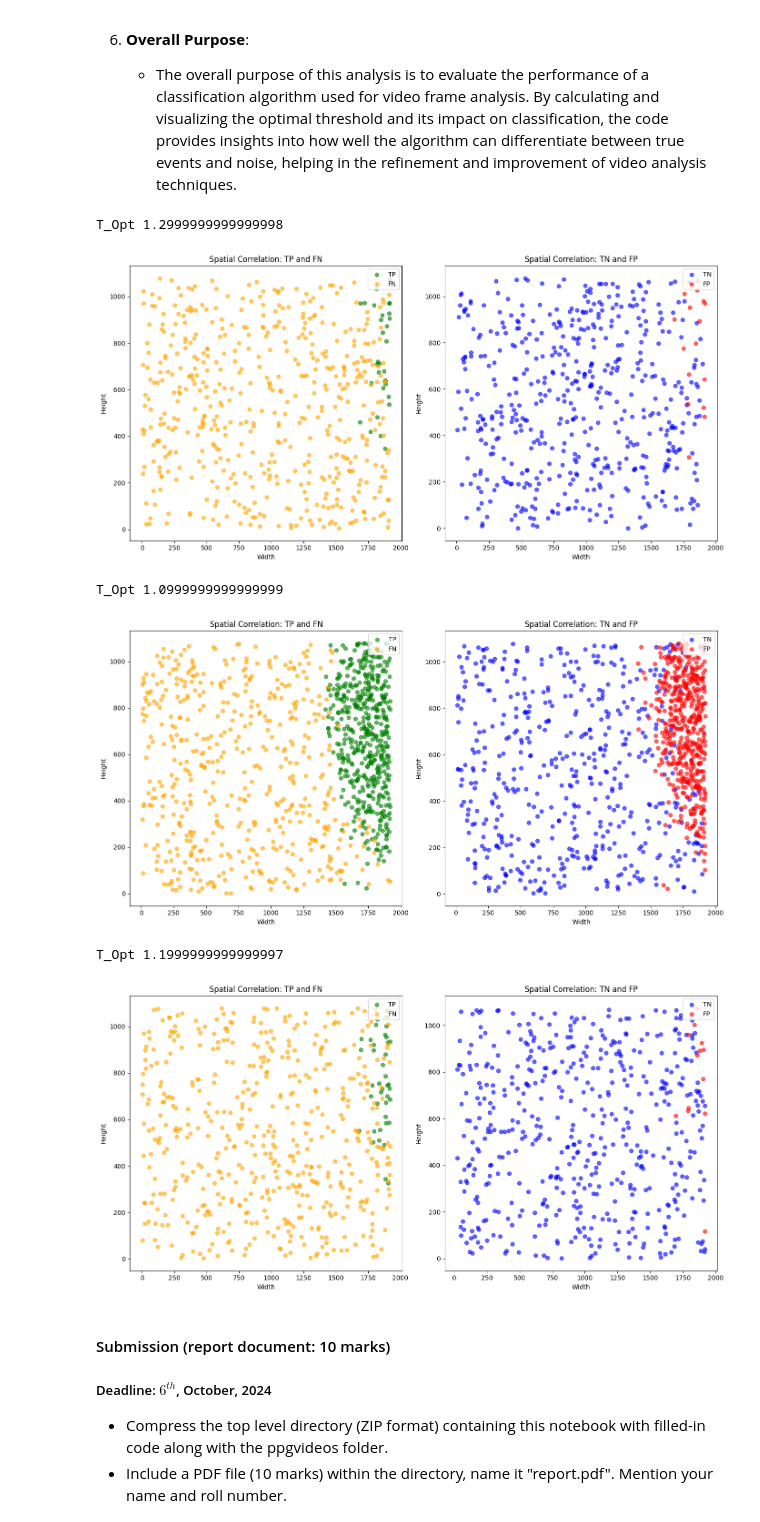
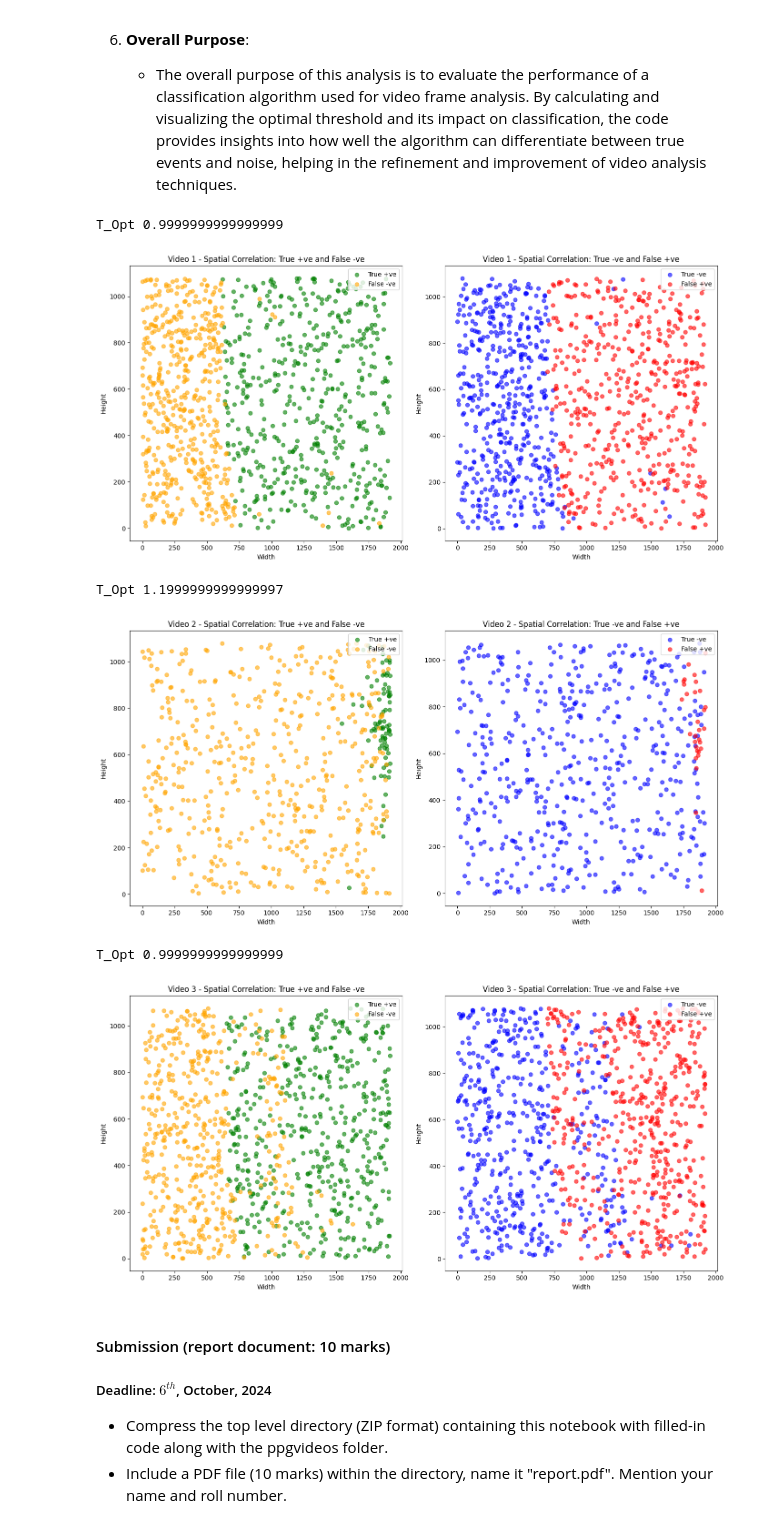
Before and after one commit to dipendughosh/programs, a Jupyter notebook: mtech_2023/sem-3/ssiot/ass-1/CS23M509_CS6650D24/homework1_UoP6650_D24.ipynb, the cells around one changed output. Saved outputs shown, nothing was run; the diff lists cells and outputs as text; code cells hidden in the pictures.

```diff
--- a/mtech_2023/sem-3/ssiot/ass-1/CS23M509_CS6650D24/homework1_UoP6650_D24.ipynb
+++ b/mtech_2023/sem-3/ssiot/ass-1/CS23M509_CS6650D24/homework1_UoP6650_D24.ipynb
@@ -156,7 +162,7 @@ Design your sensing metric. Note that each frame is a 2D vector of size [AxB], c
 ## put your snippet here with complete explanation in comments
 ## Marks will be provided based on code readability (not yourself, but others) and detailed comments
 
-def calculate_intensity_metric(videoIndex, frame):
+def calculate_intensity_metric(frame):
     """
     Calculates the Frame Intensity Metric for a given video frame.
 
@@ -203,7 +209,7 @@ for videoIndex, frames in videoFrames.items():
     # Loop through each frame in the current video
     for frameIndex, frameTemp in enumerate(frames):
         # Calculate the intensity metric for the current frame
-        intensityMetric = calculate_intensity_metric(videoIndex, frameTemp)
+        intensityMetric = calculate_intensity_metric(frameTemp)
 
         # Store the intensity metric along with the frame index in the intensityMetrics dictionary
         intensityMetrics[str(videoIndex)].append({
@@ -211,5 +217,5 @@ for videoIndex, frames in videoFrames.items():
             'intensityMetric': intensityMetric
         })
 
-        # Uncomment the line below if you want to print the intensity metric for each frame
-        # print(f"Video {videoIndex}, Frame {frameIndex + 1}, Intensity Metric: {intensityMetric:.4f}")
+        # Comment/Uncomment the line below if you want to print/not print the intensity metric for each frame
+        print(f"Video {videoIndex}, Frame {frameIndex + 1}, Intensity Metric: {intensityMetric:.4f}")
@@ -827,7 +858,7 @@ def random_pixel_selection(frames, numPixels=500):
     # Return concatenated array of selected pixel values, corresponding row and column index as well
     return np.concatenate(selectedPixels1D), np.concatenate(selectedPixelsRows), np.concatenate(selectedPixelsCols)
 
-def plot_roc_curves(pd, pfa, auc):
+def plot_roc_curves(pd, pfa, auc, videoIndex):
     """
     Plot the ROC curves based on the given probabilities of detection (Pd) and false alarm (Pfa).
 
@@ -835,12 +866,16 @@ def plot_roc_curves(pd, pfa, auc):
     - pd: List of true positive rates (Pd) for each threshold.
     - pfa: List of false positive rates (Pfa) for each threshold.
     - auc: The calculated AUC score representing the performance of the classifier.
+
+    Outputs:
+    - Displays the ROC curve per video
     """
-    colors = ['blue', 'green', 'red']  # Define colors for different videos
+    # Dictionary to store plot colors for each video for visualization purposes
+    plotColors = {"1": 'blue', "2": 'green', "3": 'red'}
 
     # Create a new figure for the ROC curve
     plt.figure(figsize=(6, 6))
-    plt.plot(pfa, pd, linestyle='-', color='b', label=f'Video {videoIndex} (AUC = {auc:.2f})')  # Plot ROC curve
+    plt.plot(pfa, pd, linestyle='-', color=plotColors[videoIndex], label=f'Video {videoIndex} (AUC = {auc:.2f})')  # Plot ROC curve
     plt.title("ROC Curve")  # Set the title
     plt.xlabel("Pfa (Probability of False Alarm)")  # Label for X-axis
     plt.ylabel("Pd (Probability of Detection)")  # Label for Y-axis
@@ -848,12 +883,12 @@ def plot_roc_curves(pd, pfa, auc):
     plt.legend()  # Display legend
 
     # Add diagonal reference line for random guessing
-    plt.plot([0, 1], [0, 1], 'k--', lw=2)
+    plt.plot([0, 1], [0, 1], 'k--', lw=1, alpha=0.3)
     plt.xlim([0.0, 1.0])  # Set X-axis limits
     plt.ylim([0.0, 1.05])  # Set Y-axis limits
-    plt.xlabel('Probability of False Alarm (PFA)')  # X-axis label
-    plt.ylabel('Probability of Detection (PD)')  # Y-axis label
-    plt.title(f'ROC Curve for Random Pixel Detection (R Channel)\nVideo {videoIndex}')  # Title with video index
+    plt.xlabel("Probability of False Alarm ($P_{FA}$)")  # X-axis label
+    plt.ylabel("Probability of Detection ($P_{D}$)")  # Y-axis label
+    plt.title(f"Video {videoIndex} - ROC Curve(Red Channel)")  # Title with video index
     plt.legend(loc='lower right')  # Place legend at the lower right corner
     plt.grid(True)  # Enable grid
     plt.show()  # Display the plot
@@ -894,7 +929,7 @@ for index, videoIndex in enumerate(videoFrames):
     pdPfaThresholds[videoIndex] = {"PD": pd, "PFA": pfa, "Thresholds": thresholds}
 
     # Plot the ROC curve for the current video
-    plot_roc_curves(pd, pfa, auc)
+    plot_roc_curves(pd, pfa, auc, videoIndex)
 
 # Print AUC scores for each video
 for videoIndex, aucScore in aucScores.items():
@@ -1055,7 +1090,7 @@ def classify_samples(redPixelsMax, redPixelsMaxRow, redPixelsMaxCol, redPixelsMi
     # Return the classification results as a tuple
     return truePositives, trueNegatives, falsePositives, falseNegatives
 
-def plot_spatial_correlation(TP, TN, FP, FN, frame_shape):
+def plot_spatial_correlation(TP, TN, FP, FN, videoIndex):
     """
     Plot the spatial correlation of classified samples in a 2D scatter plot.
 
@@ -1097,16 +1132,16 @@ def plot_spatial_correlation(TP, TN, FP, FN, frame_shape):
     # Plot True Positives (TP) in green if they exist
     if tpLocations:
         tp_x, tp_y = zip(*tpLocations)  # Unzip row and column positions for scatter plotting
-        ax1.scatter(tp_x, tp_y, color='green', alpha=0.6, label="TP")  # Scatter plot for TP
+        ax1.scatter(tp_x, tp_y, color='green', alpha=0.6, label="True +ve")  # Scatter plot for TP
 
     # Plot False Negatives (FN) in orange if they exist
     if fnLocations:
         fn_x, fn_y = zip(*fnLocations)  # Unzip row and column positions for scatter plotting
-        ax1.scatter(fn_x, fn_y, color='orange', alpha=0.6, label="FN")  # Scatter plot for FN
+        ax1.scatter(fn_x, fn_y, color='orange', alpha=0.6, label="False -ve")  # Scatter plot for FN
 
     # Set labels, title, and legend for the first subplot
     ax1.legend(loc="upper right")
-    ax1.set_title("Spatial Correlation: TP and FN")  # Title showing what is being plotted
+    ax1.set_title(f"Video {videoIndex} - Spatial Correlation: True +ve and False -ve")  # Title showing what is being plotted
     ax1.set_xlabel("Width")  # X-axis label
     ax1.set_ylabel("Height")  # Y-axis label
 
@@ -1117,16 +1152,16 @@ def plot_spatial_correlation(TP, TN, FP, FN, frame_shape):
     # Plot True Negatives (TN) in blue if they exist
     if tnLocations:
         tn_x, tn_y = zip(*tnLocations)  # Unzip row and column positions for scatter plotting
-        ax2.scatter(tn_x, tn_y, color='blue', alpha=0.6, label="TN")  # Scatter plot for TN
+        ax2.scatter(tn_x, tn_y, color='blue', alpha=0.6, label="True -ve")  # Scatter plot for TN
 
     # Plot False Positives (FP) in red if they exist
     if fpLocations:
         fp_x, fp_y = zip(*fpLocations)  # Unzip row and column positions for scatter plotting
-        ax2.scatter(fp_x, fp_y, color='red', alpha=0.6, label="FP")  # Scatter plot for FP
+        ax2.scatter(fp_x, fp_y, color='red', alpha=0.6, label="False +ve")  # Scatter plot for FP
 
     # Set labels, title, and legend for the second subplot
     ax2.legend(loc="upper right")
-    ax2.set_title("Spatial Correlation: TN and FP")  # Title showing what is being plotted
+    ax2.set_title(f"Video {videoIndex} - Spatial Correlation: True -ve and False +ve")  # Title showing what is being plotted
     ax2.set_xlabel("Width")  # X-axis label
     ax2.set_ylabel("Height")  # Y-axis label
 
@@ -1141,40 +1176,40 @@ def plot_spatial_correlation(TP, TN, FP, FN, frame_shape):
 # --------------------------------------------------------------------------------------------------------------#
 # Loop through each video to find optiomal threshold and plot the spatial correlation scatter plot
 for videoIndex in videoFrames:
     # Get the frame dimensions for the current video
     frameHeight = int(frameHeightValues[videoIndex])  # Extract frame height
     frameWidth = int(frameHeightValues[videoIndex])    # Extract frame width
 
     # Get the threshold and corresponding PD (Probability of Detection) and PFA (Probability of False Alarm)
     pfa = np.array(pdPfaThresholds[videoIndex]["PFA"], dtype=float)  # Convert PFA to a NumPy array
     pd = np.array(pdPfaThresholds[videoIndex]["PD"], dtype=float)    # Convert PD to a NumPy array
     thresholds = pdPfaThresholds[videoIndex]["Thresholds"]           # Extract the thresholds for classification
 
     # Find the optimal threshold (T_OPT) for each video based on PFA and PD
     T_OPT, max_pd, min_pfa = find_optimal_threshold(pfa, pd, thresholds)  # Determine T_OPT using the helper function
     print(f"T_Opt {T_OPT}")  # Print the optimal threshold for debugging
 
     # Get the red pixel max and min values along with their corresponding indices
     redPixelsMax = redPixels[videoIndex]["RedPixelsMax"]              # Extract maximum red pixel values
     redPixelsMaxRow = redPixelsRows[videoIndex]["RedPixelsMaxRows"]   # Extract row indices for maximum red pixels
     redPixelsMaxCol = redPixelsCols[videoIndex]["RedPixelsMaxCols"]   # Extract column indices for maximum red pixels
     redPixelsMin = redPixels[videoIndex]["RedPixelsMin"]              # Extract minimum red pixel values
     redPixelsMinRow = redPixelsRows[videoIndex]["RedPixelsMinRows"]   # Extract row indices for minimum red pixels
     redPixelsMinCol = redPixelsCols[videoIndex]["RedPixelsMinCols"]   # Extract column indices for minimum red pixels
 
     # Classify the samples based on the optimal threshold (T_OPT)
     TP, TN, FP, FN = classify_samples(redPixelsMax, redPixelsMaxRow, redPixelsMaxCol,
                                        redPixelsMin, redPixelsMinRow, redPixelsMinCol, T_OPT)
 
     # Plot the spatial correlation of good (TP, TN) and bad (FP, FN) samples
-    plot_spatial_correlation(TP, TN, FP, FN, frame_shape=(frameHeight, frameWidth))  # Visualize the results
+    plot_spatial_correlation(TP, TN, FP, FN, videoIndex)  # Visualize the results
 # %% [output]
-T_Opt 1.2999999999999998
+T_Opt 0.9999999999999999
-[figure, old version]
+[figure, new version]
-T_Opt 1.0999999999999999
+T_Opt 1.1999999999999997
-[figure, old version]
+[figure, new version]
-T_Opt 1.1999999999999997
+T_Opt 0.9999999999999999
-[figure, old version]
+[figure, new version]
 # %% [markdown]
 #### Submission (report document: 10 marks)
 ##### Deadline: $6^{th}$, October, 2024
```
Also changed, not shown: parts of 8 cells of this notebook, 1 other file.
